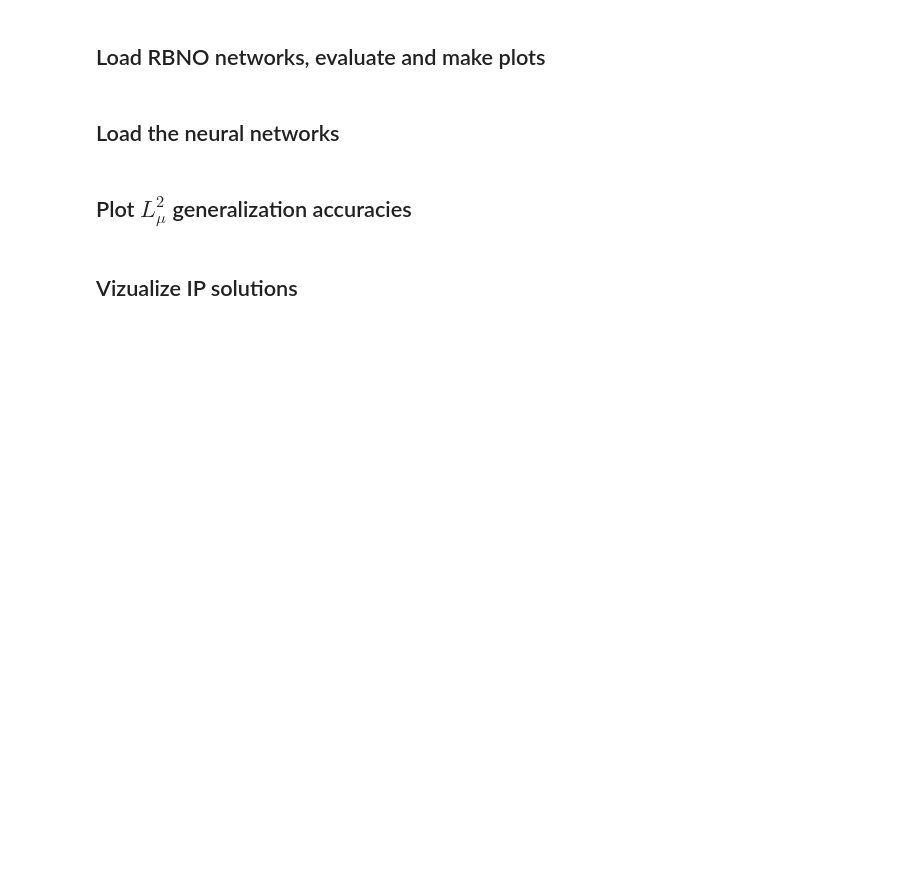
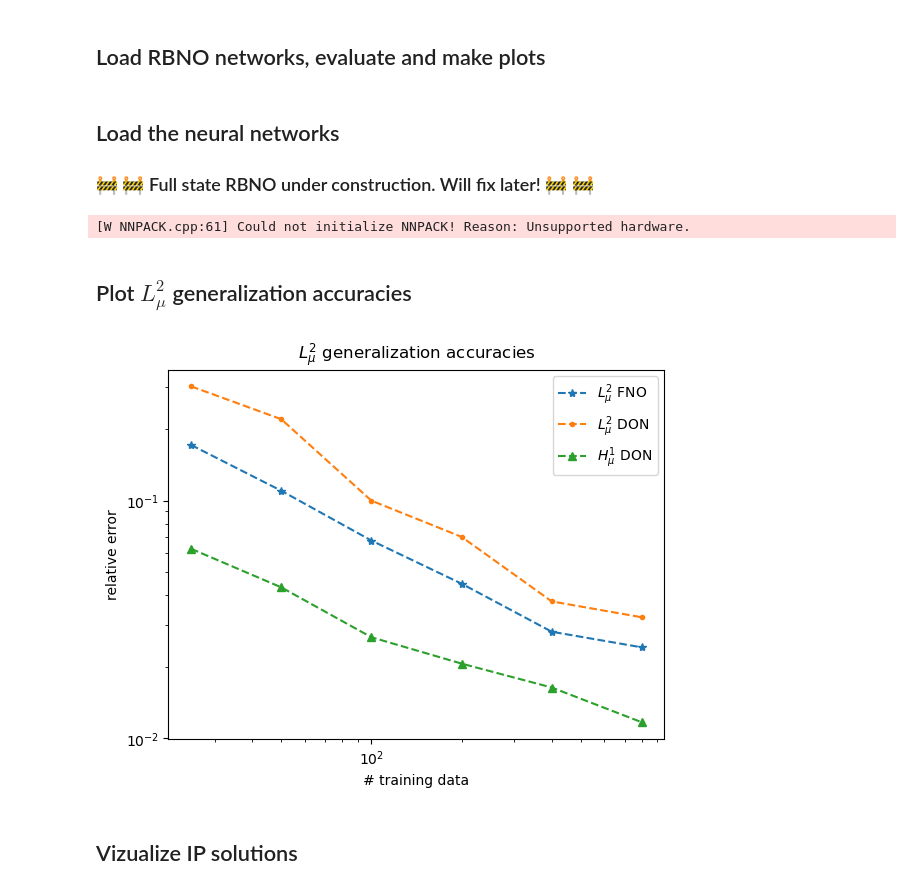
Before and after one commit to dinoSciML/operator_learning_intro, a Jupyter notebook: tutorials/Tutorial1-LinearElasticity/LinearElasticityIPComparisons.ipynb, the cells around one changed output. Cells and saved outputs as stored; diff of their text form; code cells hidden in the pictures; blank space fills up the shorter version.

```diff
--- a/tutorials/Tutorial1-LinearElasticity/LinearElasticityIPComparisons.ipynb
+++ b/tutorials/Tutorial1-LinearElasticity/LinearElasticityIPComparisons.ipynb
@@ -169,8 +194,8 @@ AS_encoder = torch.Tensor(AS_encoder).to(torch.float32)
 
 # FNO stuff
 fno_metadata = np.load(data_dir+'fno_metadata.npz')
-d2v = torch.Tensor(fno_metadata['d2v_param']).to(torch.float32)
-v2d = torch.Tensor(fno_metadata['v2d_param']).to(torch.float32)
+d2v = fno_metadata['d2v_param']
+v2d = fno_metadata['v2d_param']
 nx = fno_metadata['nx']
 ny = fno_metadata['ny']
 
@@ -184,8 +209,6 @@ batch_size = 32
 
 validation_loader = DataLoader(l2test, batch_size=batch_size, shuffle=True)
 
-# Observation dataset
-
 def load_rbno(model_name, dM,dQ,device,validation_loader, verbose = False,\
                       dir_prefix = 'data/full_state/trained_networks/'):
 
@@ -198,6 +221,7 @@ def load_rbno(model_name, dM,dQ,device,validation_loader, verbose = False,\
         print(f'Loading {model_name}')
         print(f'Error = {rel_error}')
     return network, rel_error
+
 
 
 def load_fno(model_name, model_settings, d2v,v2d,nx,ny,device,validation_loader,\
@@ -221,39 +245,57 @@ def load_don(model_name, dM, dQ, rQ, device,validation_loader, verbose = False,\
     return network, rel_error
 # %% [markdown]
 ## Load the neural networks
+
+### 🚧 🚧 Full state RBNO under construction. Will fix later! 🚧 🚧
 # %%
 n_datas = [25,50,100,200,400,800]
 
-l2rbno_names = ['rbno_l2_ndata_'+str(n_data)+'.pth' for n_data in n_datas]
-l2rbnos = []
-l2rbno_errors = []
-for name in l2rbno_names:
-    network,error = load_rbno(name,rM,rQ,device, validation_loader)
-    l2rbnos.append(network)
-    l2rbno_errors.append(error)
+# l2rbno_names = ['rbno_observable_l2_ndata_'+str(n_data)+'.pth' for n_data in n_datas]
+# l2rbnos = []
+# l2rbno_errors = []
+# for name in l2rbno_names:
+#     network,error = load_rbno(name,rM,rQ,device, obs_validation_loader,\
+#                               dir_prefix = 'data/observable/trained_networks/')
+#     l2rbnos.append(network)
+#     l2rbno_errors.append(error)
 
 
-h1rbnos = []
-h1rbno_errors = []
-h1rbno_names = ['rbno_h1_ndata_'+str(n_data)+'.pth' for n_data in n_datas]
-for name in h1rbno_names:
-    network,error = load_rbno(name,rM,rQ,device, validation_loader)
-    h1rbnos.append(network)
-    h1rbno_errors.append(error)
+# h1rbnos = []
+# h1rbno_errors = []
+# h1rbno_names = ['rbno_observable_h1_ndata_'+str(n_data)+'.pth' for n_data in n_datas]
+# for name in h1rbno_names:
+#     network,error = load_rbno(name,rM,rQ,device, obs_validation_loader,\
+#                               dir_prefix = 'data/observable/trained_networks/')
+#     h1rbnos.append(network)
+#     h1rbno_errors.append(error)
 
 
 l2fnos = []
 l2fno_errors = []
 l2fno_names = ['fno_l2_ndata_'+str(n_data)+'.pth' for n_data in n_datas]
 # FNO hyperparams
-modes1 = 4
-modes2 = 4
-channels = 256
+modes1 = 16
+modes2 = 8
+channels = 32
 for name in l2fno_names:
     model_settings = fno2d_settings(modes1=modes1, modes2=modes2, width=channels, n_layers=4, d_out=2)
     network, error = load_fno(name, model_settings, d2v,v2d,nx,ny,device,validation_loader)
     l2fnos.append(network)
     l2fno_errors.append(error)
+
+
+h1fnos = []
+h1fno_errors = []
+h1fno_names = ['fno_h1_ndata_'+str(n_data)+'.pth' for n_data in n_datas]
+# FNO hyperparams
+modes1 = 16
+modes2 = 8
+channels = 16
+for name in h1fno_names:
+    model_settings = fno2d_settings(modes1=modes1, modes2=modes2, width=channels, n_layers=4, d_out=2)
+    network, error = load_fno(name, model_settings, d2v,v2d,nx,ny,device,validation_loader)
+    h1fnos.append(network)
+    h1fno_errors.append(error)
 
 
 l2don_names = ['don_l2_ndata_'+str(n_data)+'.pth' for n_data in n_datas]
@@ -272,19 +314,24 @@ for name in h1don_names:
     network,error = load_don(name,dM, dQ, rQ, device,validation_loader)
     h1dons.append(network)
     h1don_errors.append(error)
+# %% [output]
+[W NNPACK.cpp:61] Could not initialize NNPACK! Reason: Unsupported hardware.
 # %% [markdown]
 ## Plot $L^2_\mu$ generalization accuracies
 # %%
-plt.loglog(n_datas, l2rbno_errors, label=r"$L^2_\mu$ RBNO", linestyle='-', marker='o')
-plt.loglog(n_datas,h1rbno_errors, label=r"$H^1_\mu$ RBNO", linestyle='--', marker='s')
+# plt.loglog(n_datas, l2rbno_errors, label=r"$L^2_\mu$ RBNO", linestyle='-', marker='o')
+# plt.loglog(n_datas,h1rbno_errors, label=r"$H^1_\mu$ RBNO", linestyle='--', marker='s')
 plt.loglog(n_datas,l2fno_errors, label=r"$L^2_\mu$ FNO", linestyle='--', marker='*')
+# plt.loglog(n_datas,h1fno_errors, label=r"$H^1_\mu$ FNO", linestyle='--', marker='x')
 plt.loglog(n_datas,l2don_errors, label=r"$L^2_\mu$ DON", linestyle='--', marker='.')
 plt.loglog(n_datas,h1don_errors, label=r"$H^1_\mu$ DON", linestyle='--', marker='^')
 plt.legend()
 plt.xlabel("# training data")
 plt.ylabel("relative error")
 plt.title(r"$L^2_\mu$ generalization accuracies")
 plt.show()
+# %% [output]
+[figure, added]
 # %% [markdown]
 ## Vizualize IP solutions
 # %%
```
Also changed, not shown: parts of 17 cells of this notebook.
